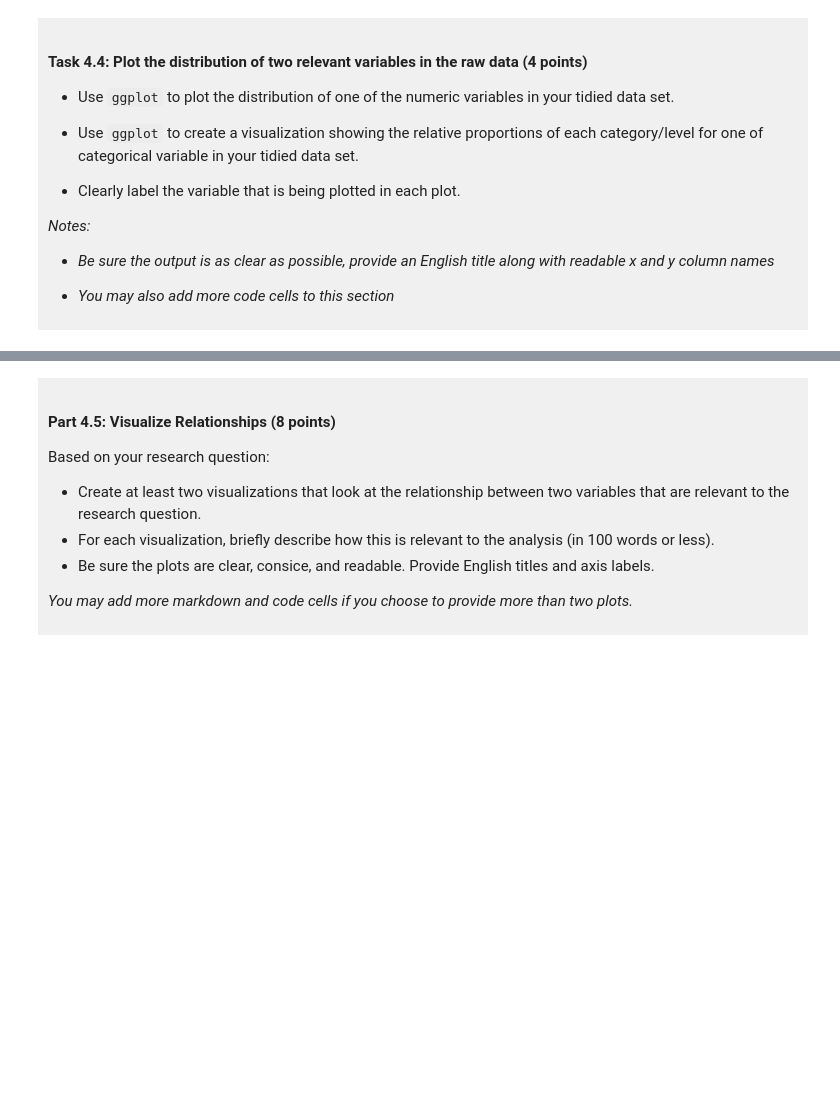
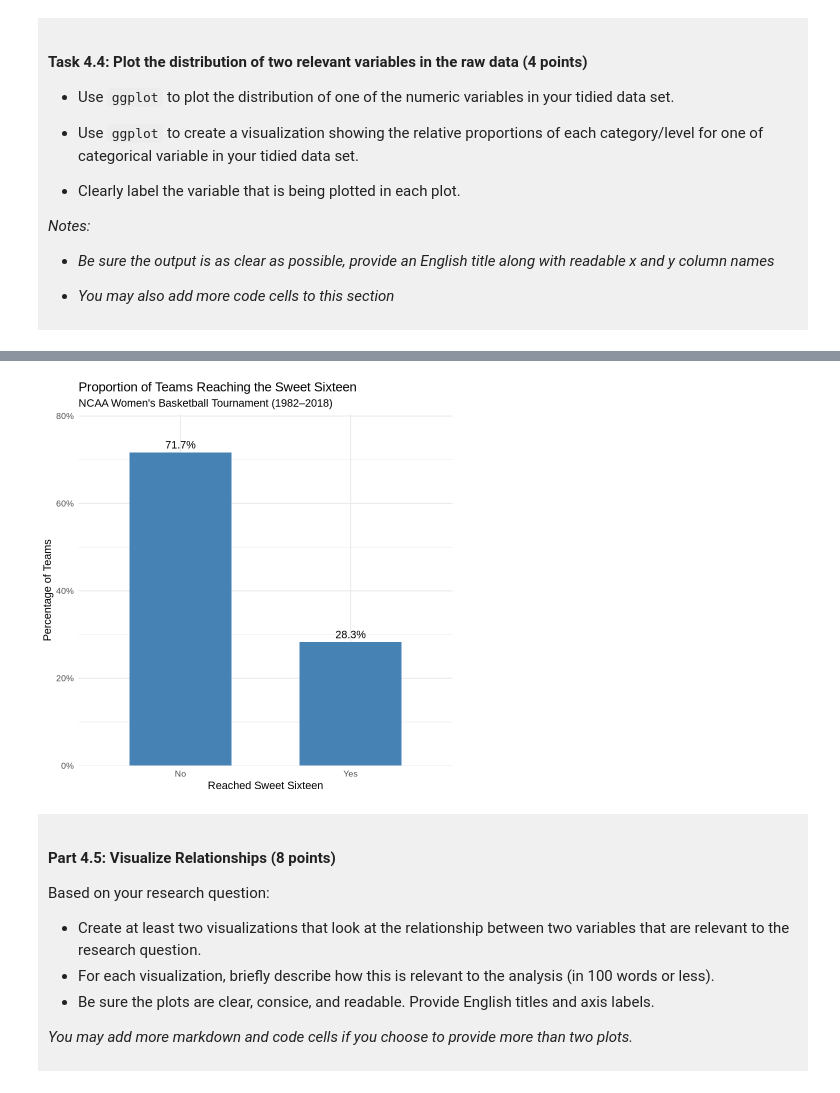
Before and after one commit to lavenderwyq-cpu/dsci-100-project-Yiqi-Wang, a Jupyter notebook: dsci-100-project-notebook.ipynb, the cells around one changed output, grey strips where cells are left out. Saved outputs shown, nothing was run; the diff lists cells and outputs as text; code cells hidden in the pictures; blank space fills up the shorter version.

```diff
--- a/dsci-100-project-notebook.ipynb
+++ b/dsci-100-project-notebook.ipynb
@@ -338,5 +394,42 @@ You will refine your research question (if needed) and produce a tidy data set.
 # %%
-### EDIT THIS CODE CELL FOR PLOT 2 ###
+# Calculate the proportion of teams in each category
+sweet16_proportions <- march_tidy %>%
+  count(reached_sweet16) %>%
+  mutate(
+    proportion = n / sum(n),
+    reached_sweet16 = factor(
+      reached_sweet16,
+      levels = c("No", "Yes")
+    )
+  )
+
+# Plot 2: Relative proportions of Sweet Sixteen qualification
+ggplot(
+  sweet16_proportions,
+  aes(x = reached_sweet16, y = proportion)
+) +
+  geom_col(
+    fill = "steelblue",
+    width = 0.6
+  ) +
+  geom_text(
+    aes(label = scales::percent(proportion, accuracy = 0.1)),
+    vjust = -0.5,
+    size = 4.5
+  ) +
+  scale_y_continuous(
+    labels = scales::percent_format(accuracy = 1),
+    expand = expansion(mult = c(0, 0.12))
+  ) +
+  labs(
+    title = "Proportion of Teams Reaching the Sweet Sixteen",
+    subtitle = "NCAA Women's Basketball Tournament (1982–2018)",
+    x = "Reached Sweet Sixteen",
+    y = "Percentage of Teams"
+  ) +
+  theme_minimal(base_size = 13)
+# %% [output]
+[figure, added]
 # %% [markdown]
 <div style="background-color: #f0f0f0; padding: 10px;">
 
```
Also changed, not shown: parts of 9 cells of this notebook.
